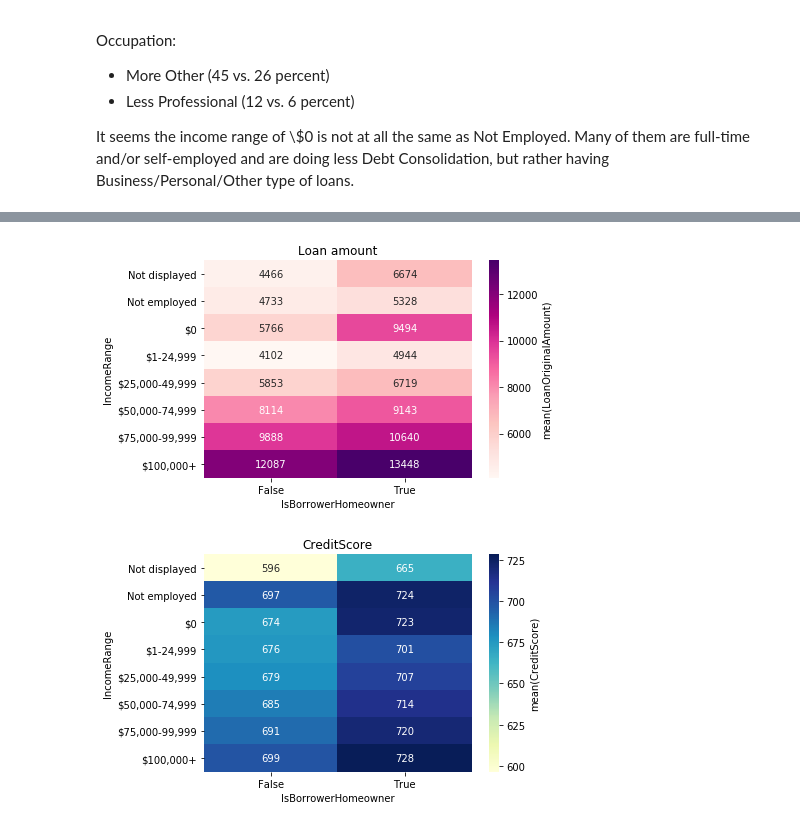
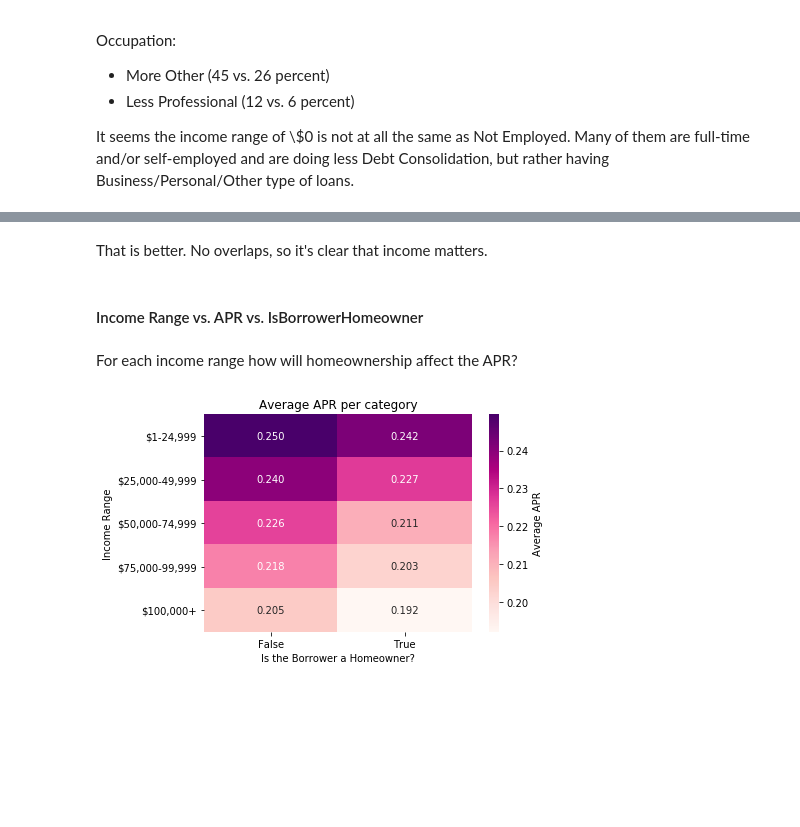
Before and after one commit to trulsmoller/communicate_data_findings, a Jupyter notebook: Exploration-of_Prosper-loan-data.ipynb, the cells around one changed output, grey strips where cells are left out. Drawn from its saved outputs; the diff is of its cells as text; code cells hidden in the pictures; blank space fills up the shorter version.

```diff
--- a/Exploration-of_Prosper-loan-data.ipynb
+++ b/Exploration-of_Prosper-loan-data.ipynb
@@ -1364,0 +1445,4 @@ It seems the income range of \\$0 is not at all the same as Not Employed. Many o
+# %%
+df_income = df[(df.IncomeRange != 'Not displayed') & (df.IncomeRange != 'Not employed') & (df.IncomeRange != '$0')]
+# %%
+df_income = df_income.dropna(subset=['IncomeRange'])
@@ -1365,20 +1460,19 @@ It seems the income range of \\$0 is not at all the same as Not Employed. Many o
+# %% [markdown]
+That is better. No overlaps, so it's clear that income matters.
+# %% [markdown]
+#### Income Range vs. APR vs. IsBorrowerHomeowner
+# %% [markdown]
+For each income range how will homeownership affect the APR?
 # %%
-cat_means = df.groupby(['IsBorrowerHomeowner', 'IncomeRange']).mean()['LoanOriginalAmount']
-cat_means = cat_means.reset_index(name = 'LoanOriginalAmount_avg')
+cat_means = df_income.groupby(['IsBorrowerHomeowner', 'IncomeRange']).mean()['BorrowerAPR']
+cat_means = cat_means.dropna()
+cat_means = cat_means.reset_index(name = 'BorrowerAPR_avg')
 cat_means = cat_means.pivot(index = 'IncomeRange', columns = 'IsBorrowerHomeowner',
-                            values = 'LoanOriginalAmount_avg')
-sb.heatmap(cat_means, annot = True, fmt = '.0f',
-           cbar_kws = {'label' : 'mean(LoanOriginalAmount)'}, cmap="RdPu")
-plt.title('Loan amount');
+                            values = 'BorrowerAPR_avg')
+sb.heatmap(cat_means, annot = True, fmt = '.3f',
+           cbar_kws = {'label' : 'Average APR'}, cmap="RdPu")
+plt.xlabel('Is the Borrower a Homeowner?')
+plt.ylabel('Income Range')
+plt.title('Average APR per category');
 # %% [output]
-[figure, old version]
+[figure, new version]
-# %%
-cat_means = df.groupby(['IsBorrowerHomeowner', 'IncomeRange']).mean()['CreditScore']
-cat_means = cat_means.reset_index(name = 'CreditScore_avg')
-cat_means = cat_means.pivot(index = 'IncomeRange', columns = 'IsBorrowerHomeowner',
-                            values = 'CreditScore_avg')
-sb.heatmap(cat_means, annot = True, fmt = '.0f',
-           cbar_kws = {'label' : 'mean(CreditScore)'}, cmap="YlGnBu")
-plt.title('CreditScore');
-# %% [output]
-[figure, removed]
```
Also changed, not shown: parts of 108 cells of this notebook, 2 other files.
